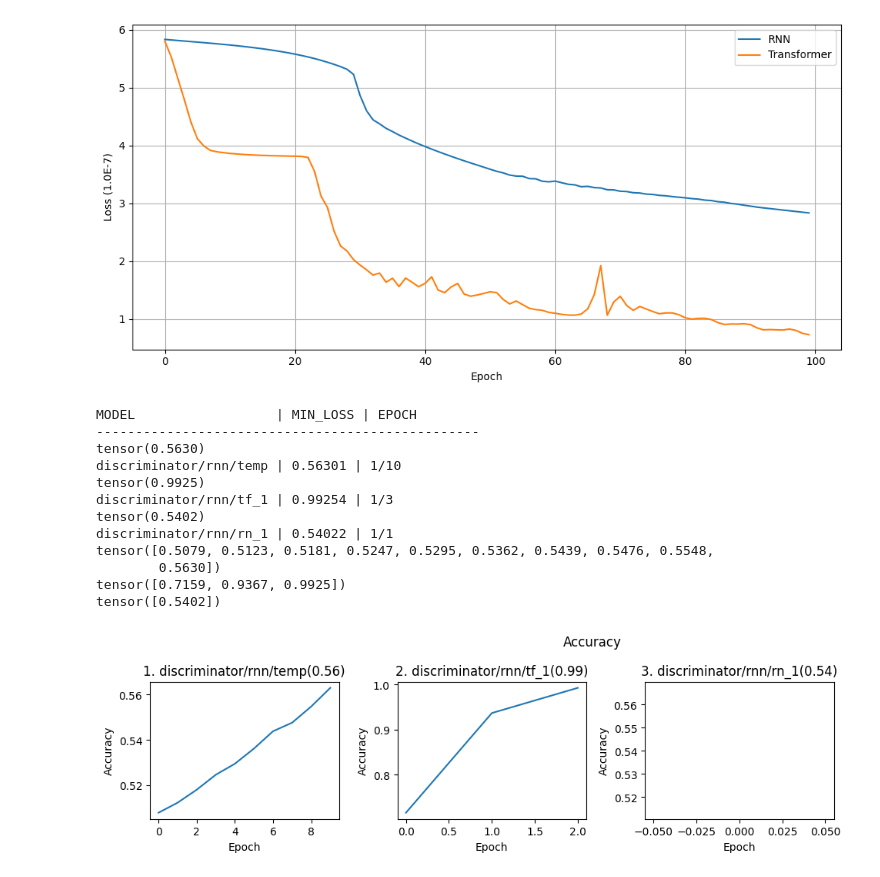
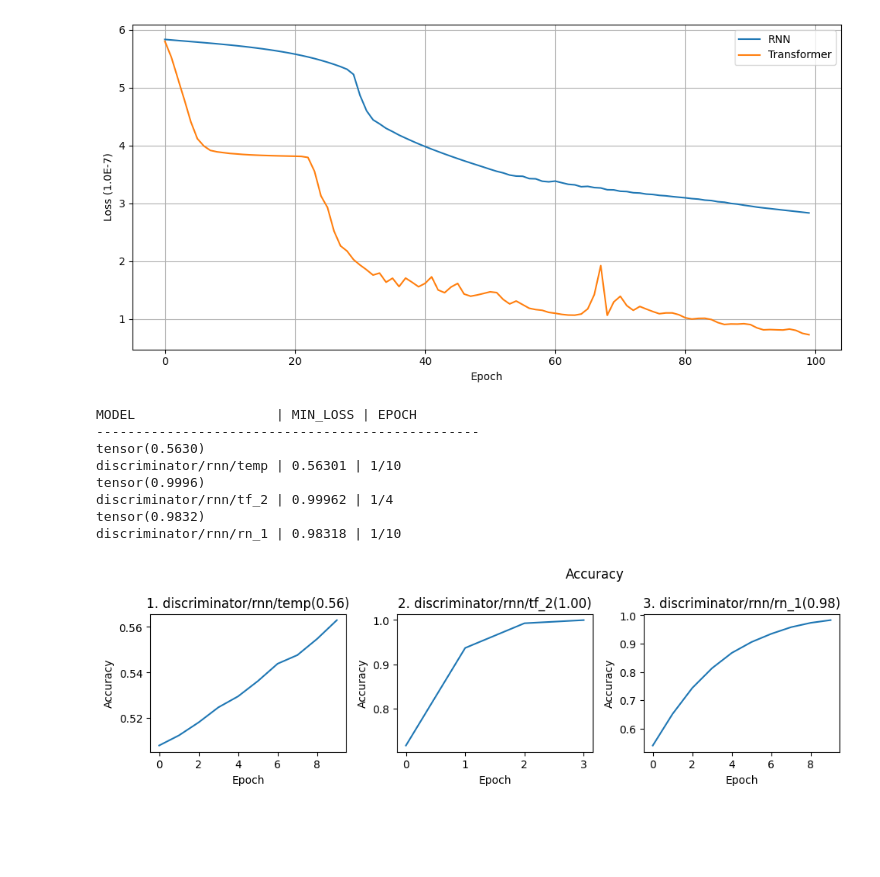
Before and after one commit to zzziito/Collision_Detection, a Jupyter notebook: etc/log.ipynb, the cells around one changed output. Saved outputs shown, nothing was run; the diff lists cells and outputs as text; code cells hidden in the pictures; blank space fills up the shorter version.

```diff
--- a/etc/log.ipynb
+++ b/etc/log.ipynb
@@ -256,7 +203,7 @@ import torch
 
 models = [
     'discriminator/rnn/temp',
-    'discriminator/rnn/tf_1',
+    'discriminator/rnn/tf_2',
     'discriminator/rnn/rn_1'
 ]
 
@@ -280,39 +227,35 @@ for model in models:
     print(min_loss)
     at = loss_list.argmin()+1
     current_epoch = len(loss_list)
 
     loss_dict[model] = loss_list
 
     print(f'{model:<{max_len_models}} | {min_loss:.5f} | {at:d}/{current_epoch:d}', flush=True)
 
 plt.figure(figsize=(13, 5))
 model = models[0]
 for i, model in enumerate(models, start=1):
     name = model.split('.')[0]
     loss_list = loss_dict[model]
     # print(loss_list)
     loss = max(loss_list)
 
     ax = plt.subplot(2,4,i)
     ax.set_title(f'{i}. {name}({loss:.2f})')
     ax.plot(loss_list)
     ax.set_xlabel('Epoch')
     ax.set_ylabel('Accuracy')
 
 plt.suptitle('Accuracy')
 plt.tight_layout()
 plt.show()
 # %% [output]
 MODEL                  | MIN_LOSS | EPOCH
 -------------------------------------------------
 tensor(0.5630)
 discriminator/rnn/temp | 0.56301 | 1/10
-tensor(0.9925)
-discriminator/rnn/tf_1 | 0.99254 | 1/3
-tensor(0.5402)
-discriminator/rnn/rn_1 | 0.54022 | 1/1
-tensor([0.5079, 0.5123, 0.5181, 0.5247, 0.5295, 0.5362, 0.5439, 0.5476, 0.5548,
-        0.5630])
-tensor([0.7159, 0.9367, 0.9925])
-tensor([0.5402])
+tensor(0.9996)
+discriminator/rnn/tf_2 | 0.99962 | 1/4
+tensor(0.9832)
+discriminator/rnn/rn_1 | 0.98318 | 1/10
-[figure, old version]
+[figure, new version]
```
Also changed, not shown: parts of 2 cells of this notebook, 13 other files.
